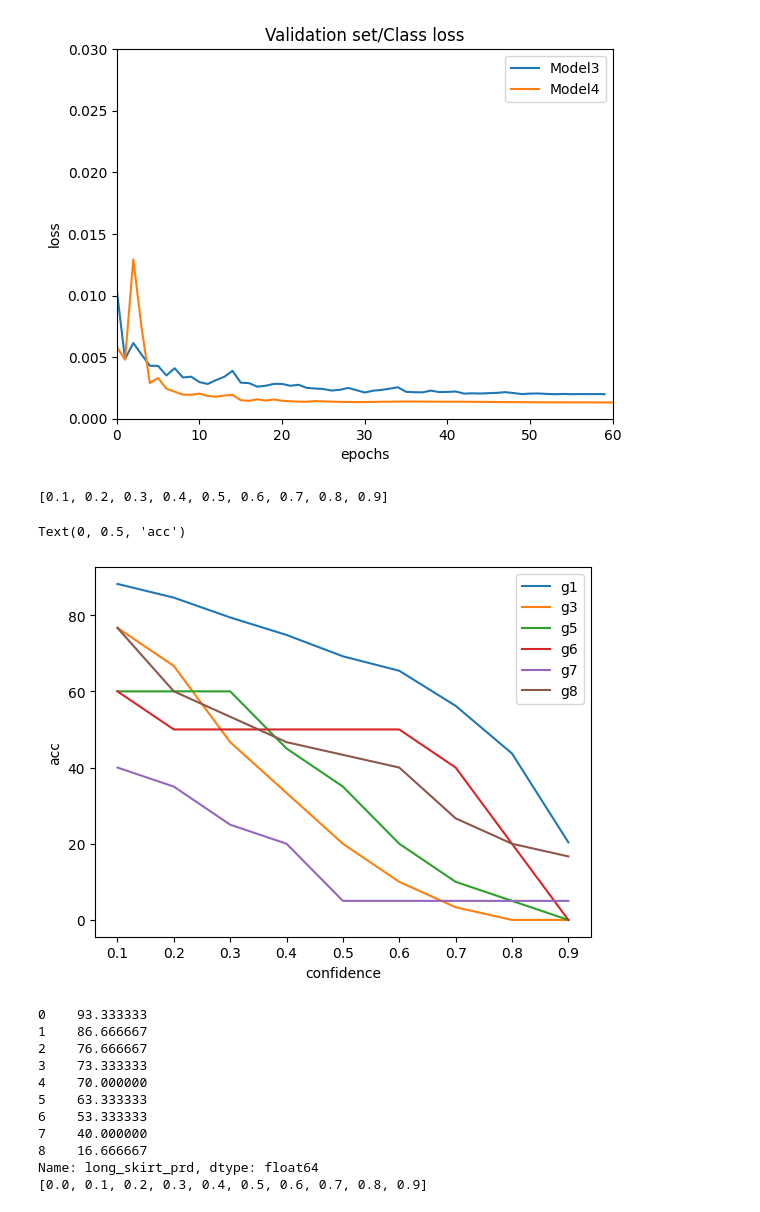
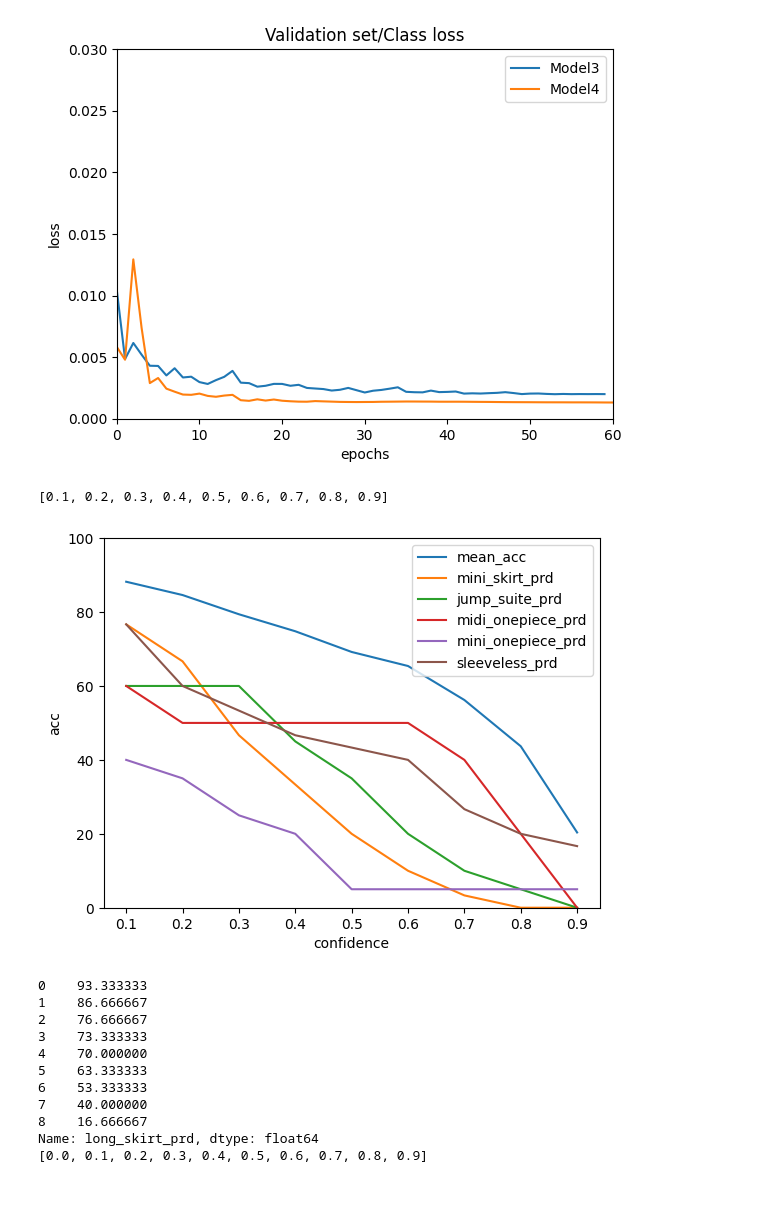
Before and after one commit to Playdata-G-DA35/DA35-final-team2-Item_Classification_RPA, a Jupyter notebook: Obj_detection_model/make_graph.ipynb, the cells around one changed output. Saved outputs shown, nothing was run; the diff lists cells and outputs as text; code cells hidden in the pictures.

```diff
--- a/Obj_detection_model/make_graph.ipynb
+++ b/Obj_detection_model/make_graph.ipynb
@@ -143,33 +143,32 @@ csv_r = pd.read_csv('test_result/results_40000_acc.csv')
 # %%
 x_range = []
 for i in range(1, 10):
     x_range.append(i/10)
 print(x_range)
 
 g1 = csv_r['prd_acc']
-g3 = csv_r['mini_skirt_prd']
-g5 = csv_r['jump_suite_prd']
-g6 = csv_r['midi_onepiece_prd']
-g7 = csv_r['mini_onepiece_prd']
-g8 = csv_r['sleeveless_prd']
+g2 = csv_r['mini_skirt_prd']
+g3 = csv_r['jump_suite_prd']
+g4 = csv_r['midi_onepiece_prd']
+g5 = csv_r['mini_onepiece_prd']
+g6 = csv_r['sleeveless_prd']
 
-plt.plot(x_range, g1, label = 'g1')
-plt.plot(x_range, g3, label = 'g3')
-plt.plot(x_range, g5, label = 'g5')
-plt.plot(x_range, g6, label = 'g6')
-plt.plot(x_range, g7, label = 'g7')
-plt.plot(x_range, g8, label = 'g8')
+plt.plot(x_range, g1, label = 'mean_acc')
+plt.plot(x_range, g2, label = 'mini_skirt_prd')
+plt.plot(x_range, g3, label = 'jump_suite_prd')
+plt.plot(x_range, g4, label = 'midi_onepiece_prd')
+plt.plot(x_range, g5, label = 'mini_onepiece_prd')
+plt.plot(x_range, g6, label = 'sleeveless_prd')
 plt.legend()
 plt.xlabel('confidence')
 #plt.xlim([0, 10])
-#plt.ylim([0.0, 0.03])
+plt.ylim([0.0, 100])
 plt.ylabel('acc')
 #plt.title('Validation set/Class loss')
-#plt.savefig('exp_result/Val_cls_loss2.jpg', bbox_inches = 'tight')
+plt.savefig('exp_result/prd_acc.jpg', bbox_inches = 'tight')
 # %% [output]
 [0.1, 0.2, 0.3, 0.4, 0.5, 0.6, 0.7, 0.8, 0.9]
-Text(0, 0.5, 'acc')
-[figure, old version]
+[figure, new version]
 # %%
 print(g1)
 # %% [output]
```
Also changed, not shown: 3 other files.
